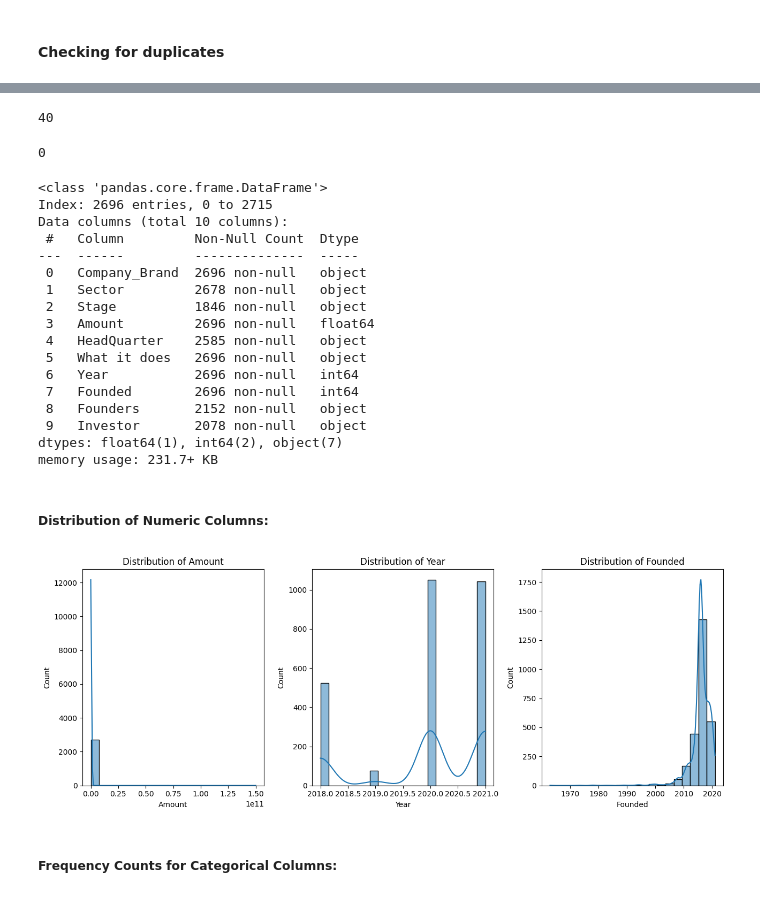
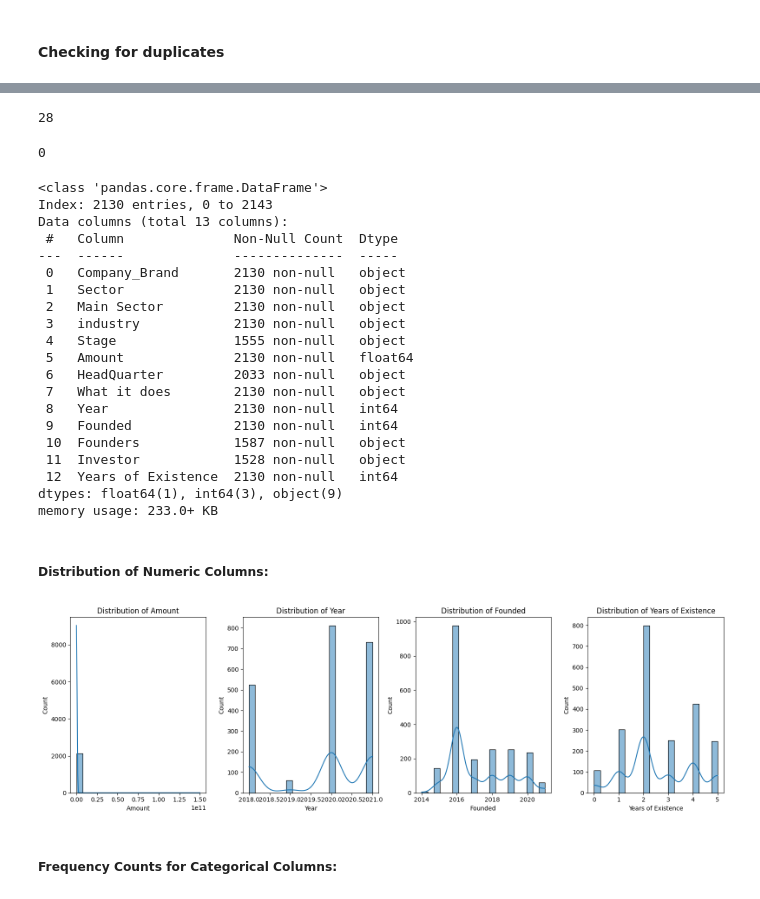
Before and after one commit to parockson/analysis-into-indian-startup-ecosystem, a Jupyter notebook: indian_start_up_funding_ecosystem.ipynb, the cells around one changed output, grey strips where cells are left out. Cells and saved outputs as stored; diff of their text form; code cells hidden in the pictures.

Commit message:
finalize cleaning

```diff
--- a/indian_start_up_funding_ecosystem.ipynb
+++ b/indian_start_up_funding_ecosystem.ipynb
@@ -1806,8 +2385,8 @@ data_df.to_csv('./dataset/data.csv', index=False)
 # %% [markdown]
 ### Loading Data with initial statistics
 # %%
-# Load the clean data
-data = pd.read_csv('./dataset/data.csv')
+# Load the clean data with a specified encoding
+data = pd.read_csv('./dataset/clean_data.csv', encoding='latin1')
 
 # Inspect the first few rows
 data.info()
@@ -1851,6 +2431,0 @@ data['Amount'].max()
-# %%
-# Calculate the mean amount excluding 0.0 values
-mean_amount = data[data['Amount'] != 0.0]['Amount'].mean()
-
-# Fill the rows where 'Amount' is 0.0 with the mean amount
-data.loc[data['Amount'] == 0.0, 'Amount'] = mean_amount
@@ -1935,7 +2486,7 @@ data[data.duplicated(keep= False)]
 # Count the number of duplicate rows in the DataFrame
 data.duplicated(keep= False).sum()
 # %% [output]
-40
+28
 # %%
 # Remove duplicate rows from the DataFrame
 data.drop_duplicates(keep='first', inplace=True)
@@ -1950,19 +2501,22 @@ backup= data
 backup.info()
 # %% [output]
 <class 'pandas.core.frame.DataFrame'>
-Index: 2696 entries, 0 to 2715
-Data columns (total 10 columns):
- #   Column         Non-Null Count  Dtype
----  ------         --------------  -----
- 0   Company_Brand  2696 non-null   object
- 1   Sector         2678 non-null   object
- 2   Stage          1846 non-null   object
- 3   Amount         2696 non-null   float64
- 4   HeadQuarter    2585 non-null   object
- 5   What it does   2696 non-null   object
- 6   Year           2696 non-null   int64
- 7   Founded        2696 non-null   int64
- 8   Founders       2152 non-null   object
- 9   Investor       2078 non-null   object
-dtypes: float64(1), int64(2), object(7)
-memory usage: 231.7+ KB
+Index: 2130 entries, 0 to 2143
+Data columns (total 13 columns):
+ #   Column              Non-Null Count  Dtype
+---  ------              --------------  -----
+ 0   Company_Brand       2130 non-null   object
+ 1   Sector              2130 non-null   object
+ 2   Main Sector         2130 non-null   object
+ 3   industry            2130 non-null   object
+ 4   Stage               1555 non-null   object
+ 5   Amount              2130 non-null   float64
+ 6   HeadQuarter         2033 non-null   object
+ 7   What it does        2130 non-null   object
+ 8   Year                2130 non-null   int64
+ 9   Founded             2130 non-null   int64
+ 10  Founders            1587 non-null   object
+ 11  Investor            1528 non-null   object
+ 12  Years of Existence  2130 non-null   int64
+dtypes: float64(1), int64(3), object(9)
+memory usage: 233.0+ KB
@@ -1970,24 +2527,28 @@ memory usage: 231.7+ KB
 ##### Distribution of Numeric Columns:
 # %%
 # Set up the figure and axis
-fig, axes = plt.subplots(nrows=1, ncols=3, figsize=(13, 5))
+fig, axes = plt.subplots(nrows=1, ncols=4, figsize=(16, 5))
 
 # Distribution of 'Amount' column
 sns.histplot(data['Amount'], bins=20, kde=True, ax=axes[0])
 axes[0].set_title('Distribution of Amount')
 
 # Distribution of 'Year' column
 sns.histplot(data['Year'], bins=20, kde=True, ax=axes[1])
 axes[1].set_title('Distribution of Year')
 
 # Distribution of 'Founded' column
 sns.histplot(data['Founded'], bins=20, kde=True, ax=axes[2])
 axes[2].set_title('Distribution of Founded')
 
+# Distribution of 'Years of Existence' column
+sns.histplot(data['Years of Existence'], bins=20, kde=True, ax=axes[3])
+axes[3].set_title('Distribution of Years of Existence')
+
 plt.tight_layout()
 plt.show()
 # %% [output]
-[figure, old version]
+[figure, new version]
 # %% [markdown]
 ##### Frequency Counts for Categorical Columns:
 # %%
```
Also changed, not shown: parts of 98 cells of this notebook, 6 other files.
